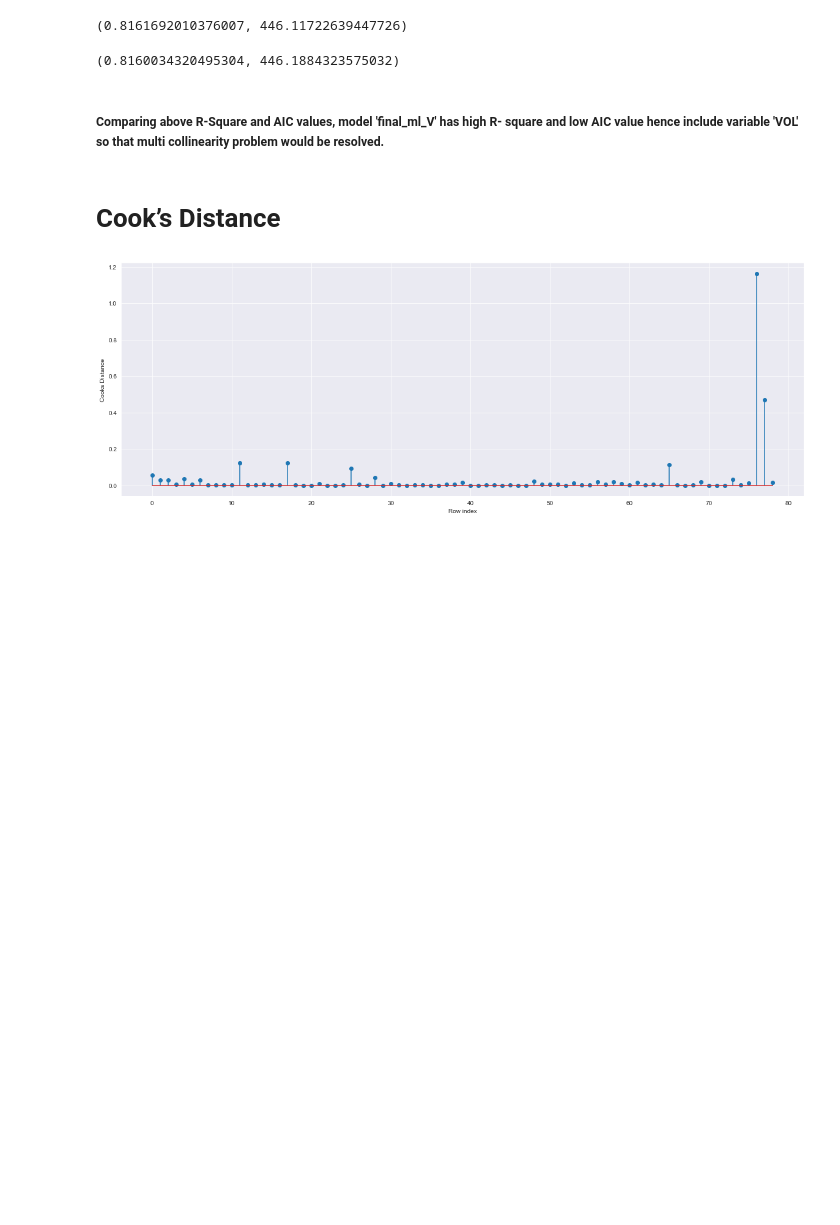
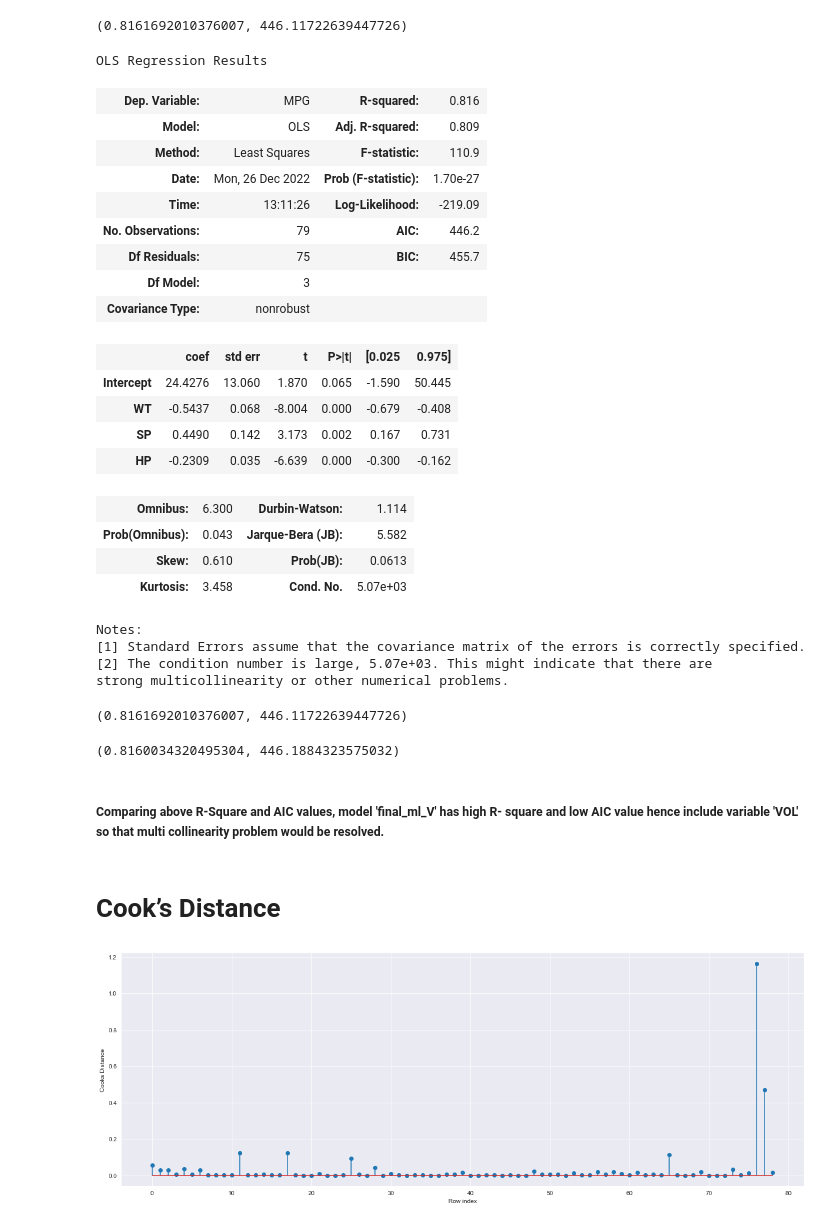
Before and after one commit to rajeshkumarsethi/DataScience_Python_Practices, a Jupyter notebook: 9.Multi_Linear_Regression/Multi Linear Regression.ipynb, the cells around one changed output. Drawn from its saved outputs; the diff is of its cells as text; code cells hidden in the pictures; blank space fills up the shorter version.

```diff
--- a/9.Multi_Linear_Regression/Multi Linear Regression.ipynb
+++ b/9.Multi_Linear_Regression/Multi Linear Regression.ipynb
@@ -337,6 +413,36 @@ final_ml_V= smf.ols('MPG~VOL+SP+HP',data = car1).fit()
 # %%
 #Exclude variable "VOL" and generate R-Squared and AIC values
 final_ml_W= smf.ols('MPG~WT+SP+HP',data = car1).fit()
+# %%
+final_ml_W.summary()
+# %% [output]
+OLS Regression Results
+| Dep. Variable: | MPG | R-squared: | 0.816 |
+| Model: | OLS | Adj. R-squared: | 0.809 |
+| Method: | Least Squares | F-statistic: | 110.9 |
+| Date: | Mon, 26 Dec 2022 | Prob (F-statistic): | 1.70e-27 |
+| Time: | 13:11:26 | Log-Likelihood: | -219.09 |
+| No. Observations: | 79 | AIC: | 446.2 |
+| Df Residuals: | 75 | BIC: | 455.7 |
+| Df Model: | 3 |  |  |
+| Covariance Type: | nonrobust |  |  |
+|  | coef | std err | t | P>|t| | [0.025 | 0.975] |
+| Intercept | 24.4276 | 13.060 | 1.870 | 0.065 | -1.590 | 50.445 |
+| WT | -0.5437 | 0.068 | -8.004 | 0.000 | -0.679 | -0.408 |
+| SP | 0.4490 | 0.142 | 3.173 | 0.002 | 0.167 | 0.731 |
+| HP | -0.2309 | 0.035 | -6.639 | 0.000 | -0.300 | -0.162 |
+| Omnibus: | 6.300 | Durbin-Watson: | 1.114 |
+| Prob(Omnibus): | 0.043 | Jarque-Bera (JB): | 5.582 |
+| Skew: | 0.610 | Prob(JB): | 0.0613 |
+| Kurtosis: | 3.458 | Cond. No. | 5.07e+03 |
+Notes:
+[1] Standard Errors assume that the covariance matrix of the errors is correctly specified.
+[2] The condition number is large, 5.07e+03. This might indicate that there are
+strong multicollinearity or other numerical problems.
+# %%
+(final_ml_V.rsquared,final_ml_V.aic)
+# %% [output]
+(0.8161692010376007, 446.11722639447726)
 # %%
 (final_ml_W.rsquared,final_ml_W.aic)
 # %% [output]
```
Also changed, not shown: parts of 8 cells of this notebook.
